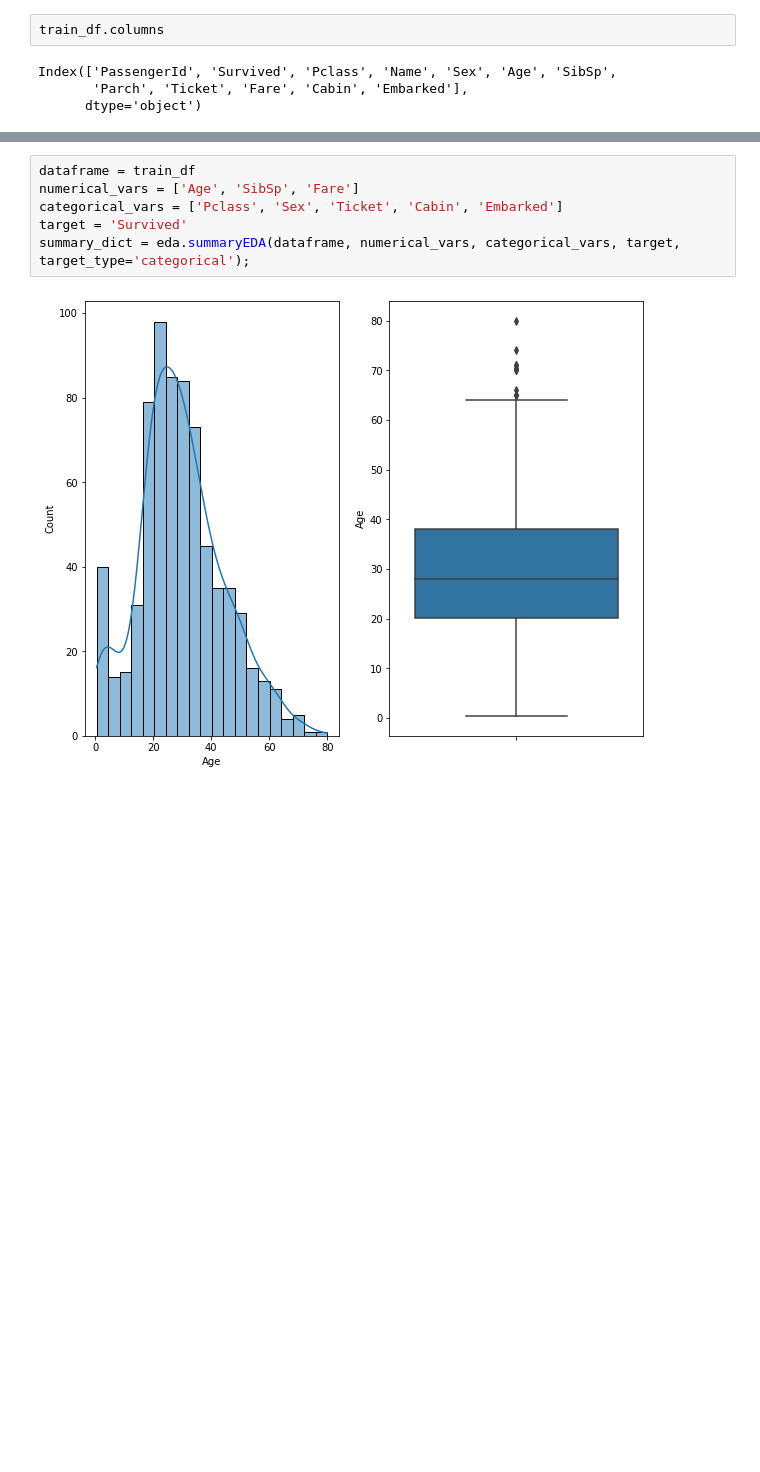
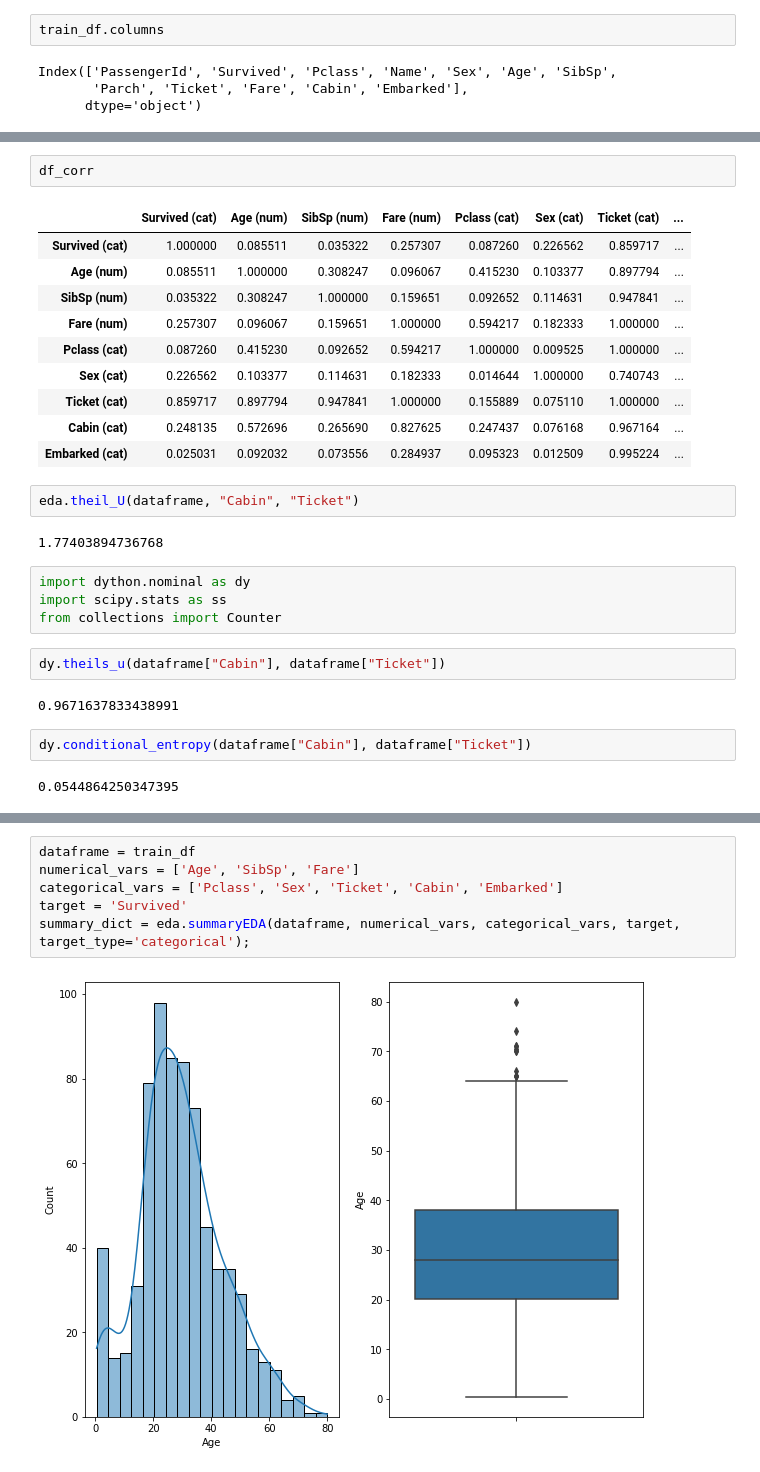
Before and after one commit to edoardovivo/MLAutoEDA, a Jupyter notebook: AutoEDA.ipynb, the cells around one changed output, grey strips where cells are left out. Drawn from its saved outputs; the diff is of its cells as text; blank space fills up the shorter version.

```diff
--- a/AutoEDA.ipynb
+++ b/AutoEDA.ipynb
@@ -112,0 +154,29 @@ Index(['PassengerId', 'Survived', 'Pclass', 'Name', 'Sex', 'Age', 'SibSp',
+# %%
+df_corr
+# %% [output]
+|  | Survived (cat) | Age (num) | SibSp (num) | Fare (num) | Pclass (cat) | Sex (cat) | Ticket (cat) | ... |
+| Survived (cat) | 1.000000 | 0.085511 | 0.035322 | 0.257307 | 0.087260 | 0.226562 | 0.859717 | ... |
+| Age (num) | 0.085511 | 1.000000 | 0.308247 | 0.096067 | 0.415230 | 0.103377 | 0.897794 | ... |
+| SibSp (num) | 0.035322 | 0.308247 | 1.000000 | 0.159651 | 0.092652 | 0.114631 | 0.947841 | ... |
+| Fare (num) | 0.257307 | 0.096067 | 0.159651 | 1.000000 | 0.594217 | 0.182333 | 1.000000 | ... |
+| Pclass (cat) | 0.087260 | 0.415230 | 0.092652 | 0.594217 | 1.000000 | 0.009525 | 1.000000 | ... |
+| Sex (cat) | 0.226562 | 0.103377 | 0.114631 | 0.182333 | 0.014644 | 1.000000 | 0.740743 | ... |
+| Ticket (cat) | 0.859717 | 0.897794 | 0.947841 | 1.000000 | 0.155889 | 0.075110 | 1.000000 | ... |
+| Cabin (cat) | 0.248135 | 0.572696 | 0.265690 | 0.827625 | 0.247437 | 0.076168 | 0.967164 | ... |
+| Embarked (cat) | 0.025031 | 0.092032 | 0.073556 | 0.284937 | 0.095323 | 0.012509 | 0.995224 | ... |
+# %%
+eda.theil_U(dataframe, "Cabin", "Ticket")
+# %% [output]
+1.77403894736768
+# %%
+import dython.nominal as dy
+import scipy.stats as ss
+from collections import Counter
+# %%
+dy.theils_u(dataframe["Cabin"], dataframe["Ticket"])
+# %% [output]
+0.9671637833438991
+# %%
+dy.conditional_entropy(dataframe["Cabin"], dataframe["Ticket"])
+# %% [output]
+0.0544864250347395
```
Also changed, not shown: parts of 7 cells of this notebook, 1 other file.
